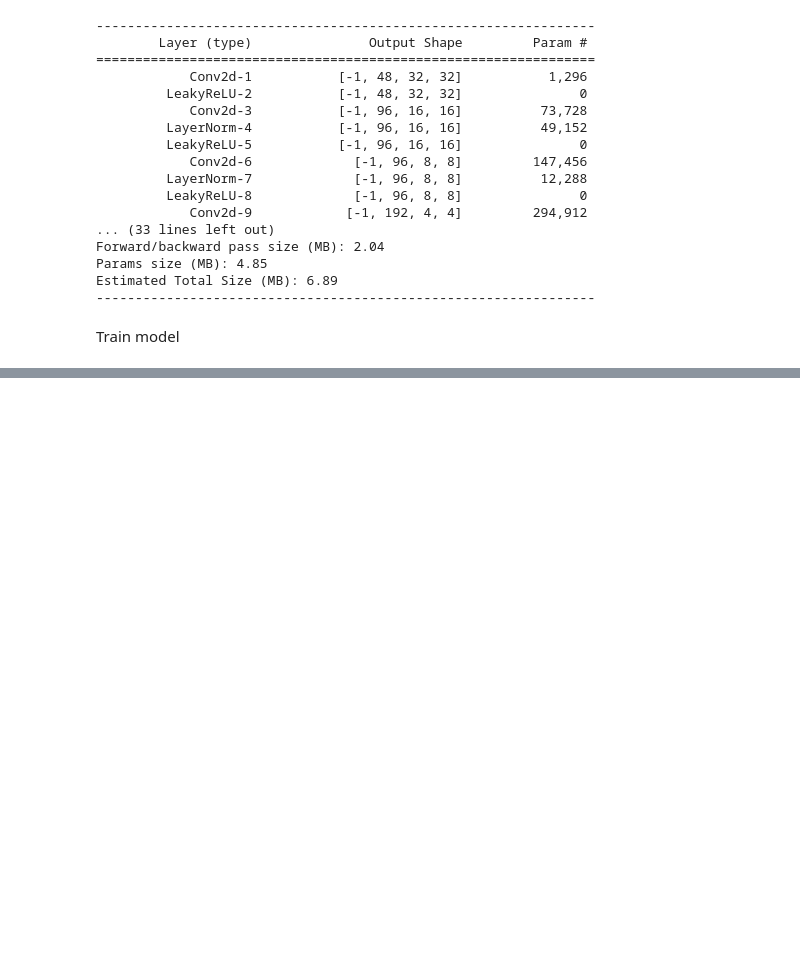
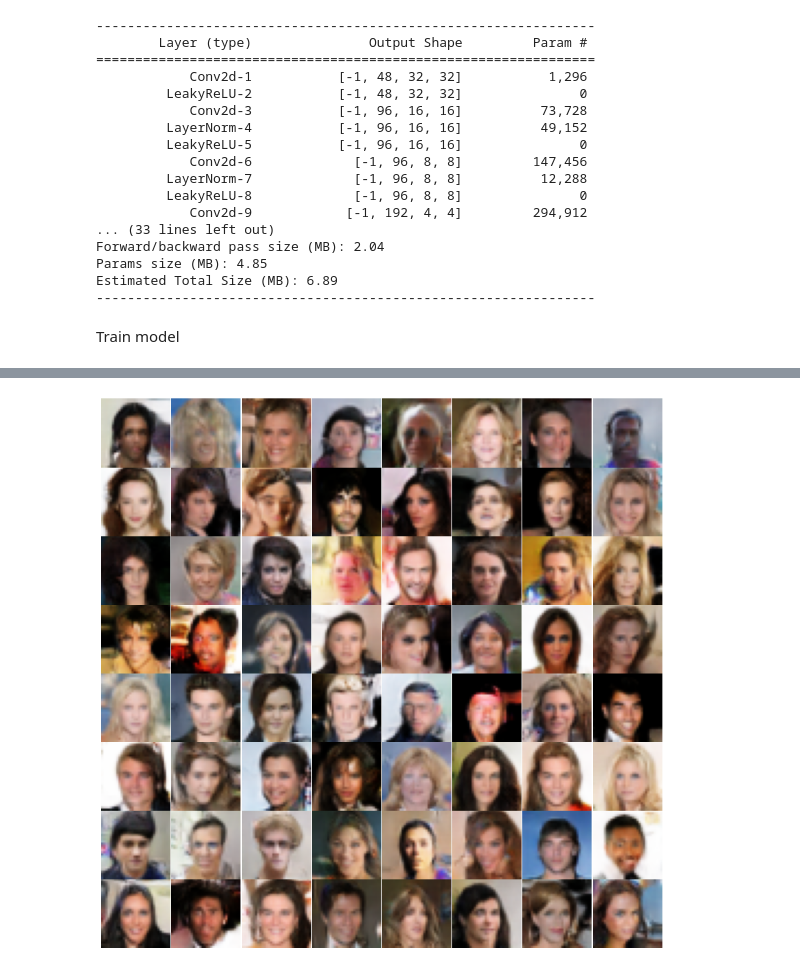
Before and after one commit to Flowx08/WGAN_DTU, a Jupyter notebook: project.ipynb, the cells around one changed output, grey strips where cells are left out. Saved outputs shown, nothing was run; the diff lists cells and outputs as text; code cells hidden in the pictures; blank space fills up the shorter version.

```diff
--- a/project.ipynb
+++ b/project.ipynb
@@ -629,22 +641,25 @@ FID_fig.show()
 # %%
 g.eval()
 f, axs = plt.subplots(8, 8, figsize=(12, 12))
 axs = axs.flatten()
 plt.subplots_adjust(hspace=0, wspace=0, left=0, bottom=0,)
 for ax in axs:
     target_image = g(make_noise(1, g.input_size)).detach()
     #target_image, target = next(iter(train_loader))
     target_image = target_image[0].cpu().squeeze() / 2 + 0.5
-    target_image = target_image.swapaxes(0,1)
-    target_image = target_image.swapaxes(1,2)
+    if (nc > 1):
+        target_image = target_image.swapaxes(0,1)
+        target_image = target_image.swapaxes(1,2)
     ax.set_xticklabels([])
     ax.set_yticklabels([])
     ax.axis('off')
     if (nc == 1):
         ax.imshow(target_image, cmap='gray')
     else:
         ax.imshow(target_image)
 f.savefig("results.png")
 #f.show()
+# %% [output]
+[figure, added]
 # %%
 !python3 -m pytorch_fid --device cuda:0 ./dataset_fake/ ./dataset_real/
```
Also changed, not shown: parts of 9 cells of this notebook, 10 other files.
